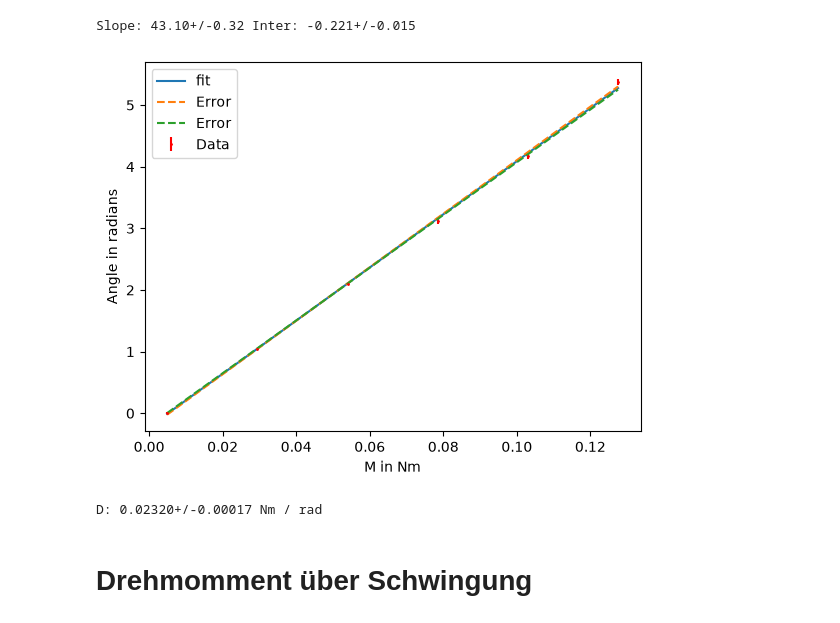
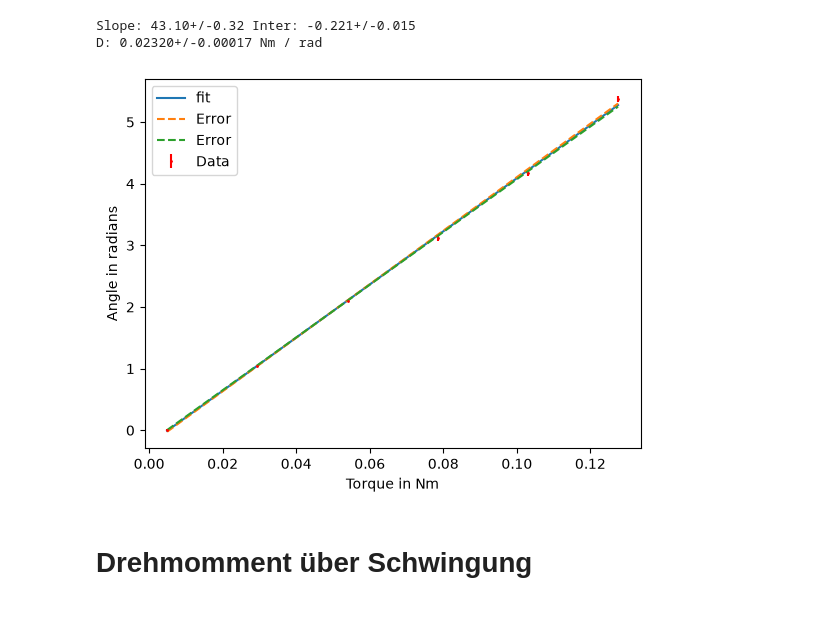
Before and after one commit to Bergschaf/PAP1, a Jupyter notebook: V12/V12.ipynb, the cells around one changed output. Drawn from its saved outputs; the diff is of its cells as text; code cells hidden in the pictures.

```diff
--- a/V12/V12.ipynb
+++ b/V12/V12.ipynb
@@ -44,42 +44,44 @@ class UCurve:
     def ufit(x_data, y_udata):
         return UCurve.fit(x_data,unp.nominal_values(y_udata), unp.std_devs(y_udata))
 
-    def draw_avg_with_errorbars(self,x_data,y_udata, xlabel="", ylabel=""):
+    def draw_avg_with_errorbars(self,x_data,y_udata, xlabel="", ylabel="", filename=""):
         plt.errorbar(x_data, unp.nominal_values(y_udata), unp.std_devs(y_udata), fmt="r.",markersize=2,label="Data")
 
         y_fit = self.inter + self.slope * x_data
         plt.plot(x_data,y_fit, label="fit")
 
         y_fit_e1 = self.inter - self.d_inter + (self.slope + self.d_slope) * x_data
         plt.plot(x_data, y_fit_e1, label = "Error", linestyle="dashed")
 
         y_fit_e2 = self.inter + self.d_inter + (self.slope - self.d_slope) * x_data
         plt.plot(x_data, y_fit_e2, label = "Error", linestyle="dashed")
 
         plt.legend()
 
         plt.xlabel(xlabel)
         plt.ylabel(ylabel)
-        plt.show()
+        if filename != "":
+            plt.savefig(filename)
+        else:
+            plt.show()
 
 def uarray_from_arrayu(au):
     values, stds = [], []
     for x in au:
         values.append(x.nominal_value)
         stds.append(x.std_dev)
     return unp.uarray(values,stds)
 
 fit = UCurve.ufit(Drehmoment, Winkel_radians)
 print(fit)
-fit.draw_avg_with_errorbars(Drehmoment, Winkel_radians, "M in Nm", "Angle in radians")
-
+fit.draw_avg_with_errorbars(Drehmoment, Winkel_radians, "Torque in Nm", "Angle in radians",filename= "Aufgabe1.svg")
 D = 1 / fit.get_uslope()
 
 print(f"D: {D} Nm / rad")
 # %% [output]
 Slope: 43.10+/-0.32 Inter: -0.221+/-0.015
+D: 0.02320+/-0.00017 Nm / rad
-[figure, old version]
+[figure, new version]
-D: 0.02320+/-0.00017 Nm / rad
 # %% [markdown]
 # Drehmomment über Schwingung
 # %%
```
Also changed, not shown: parts of 2 cells of this notebook.
